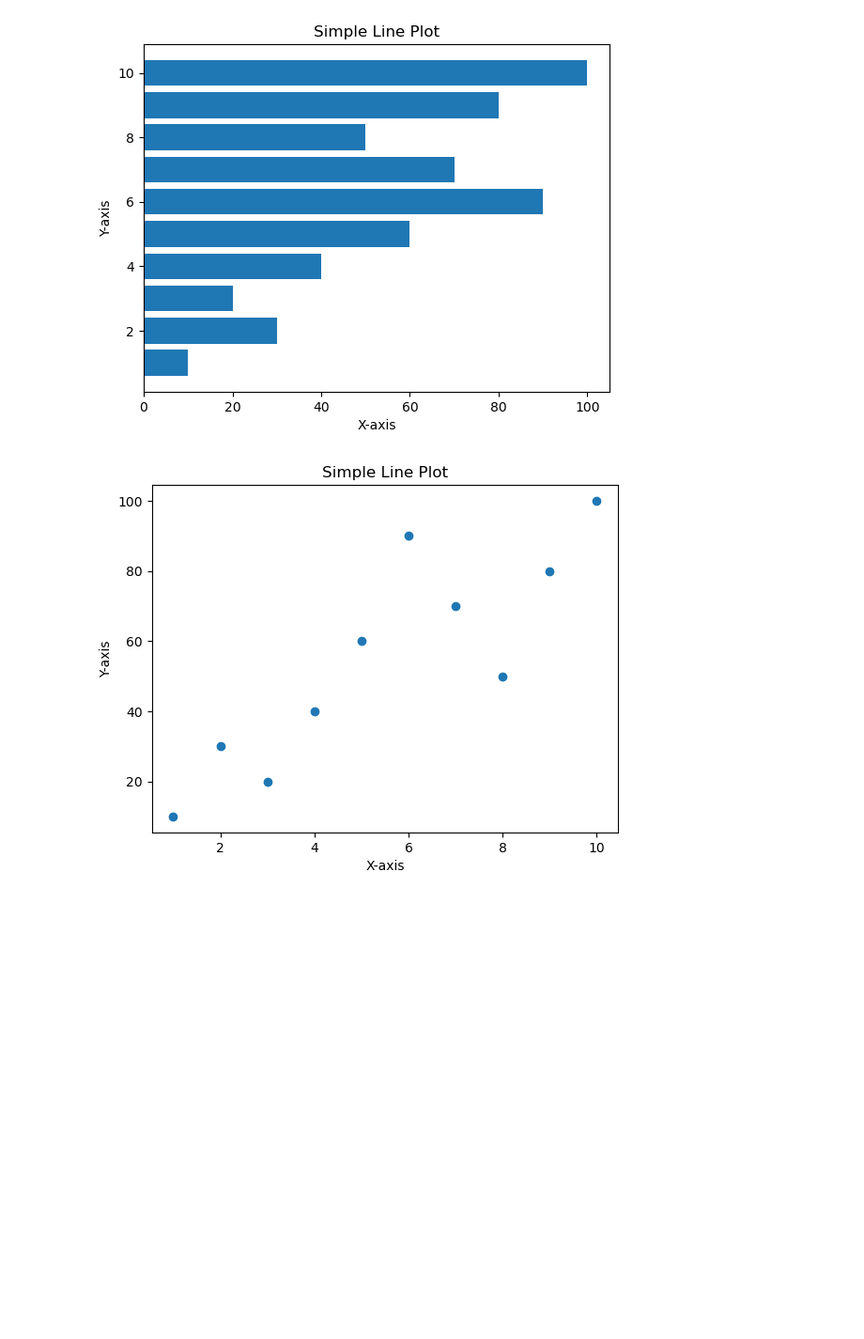
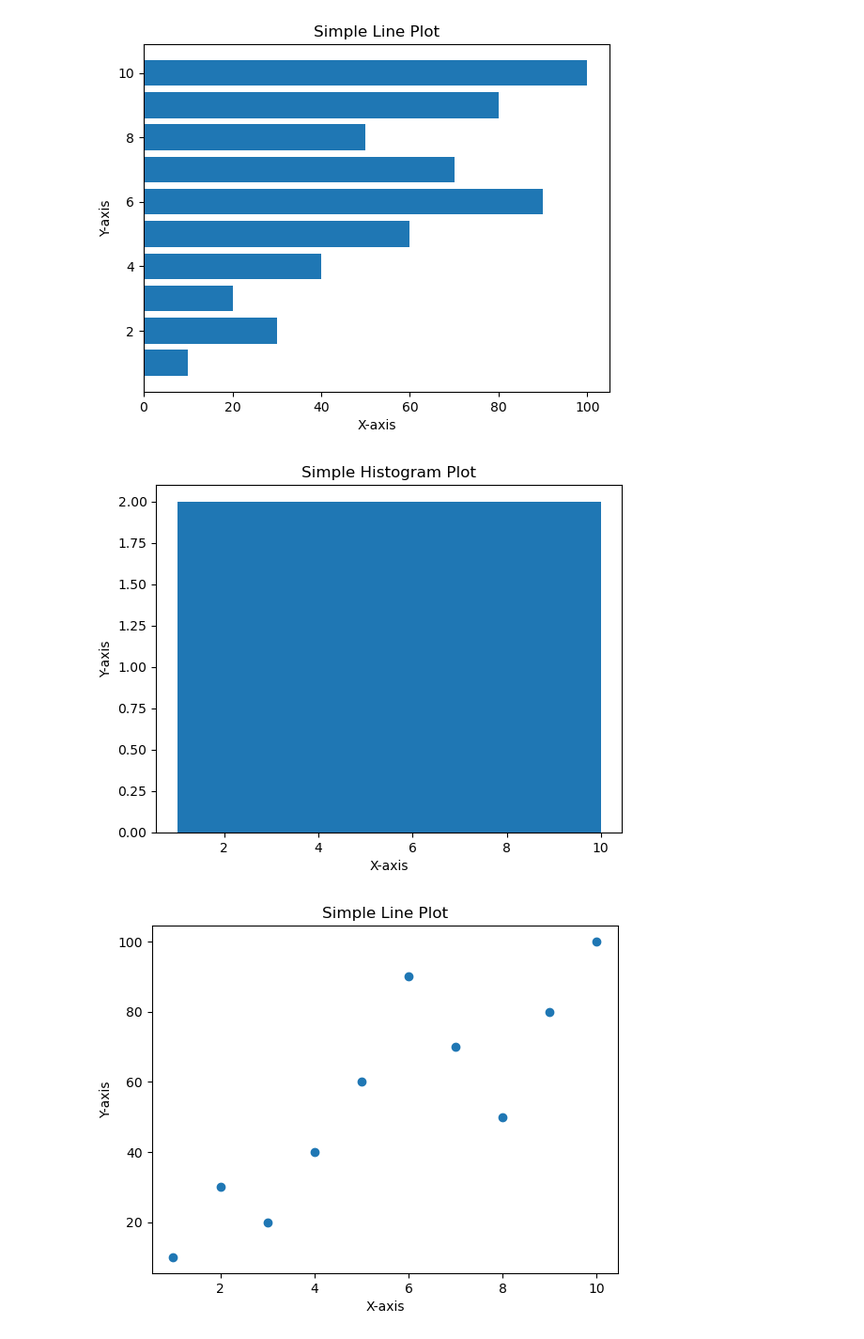
Before and after one commit to Dhanish-Raza/AIML-STUDY, a Jupyter notebook: visualization.ipynb, the cells around one changed output. Shown at 94% size. Saved outputs shown, nothing was run; the diff lists cells and outputs as text; code cells hidden in the pictures; blank space fills up the shorter version.

```diff
--- a/visualization.ipynb
+++ b/visualization.ipynb
@@ -49,6 +49,14 @@ plt.title('Simple Line Plot')
 plt.show()
 # %% [output]
 [figure]
+# %%
+plt.hist(a,bins=5)
+plt.xlabel('X-axis')
+plt.ylabel('Y-axis')
+plt.title('Simple Histogram Plot')
+plt.show()
+# %% [output]
+[figure, added]
 # %%
 plt.scatter(a,b)
 plt.xlabel('X-axis')
```
Also changed, not shown: parts of 2 cells of this notebook, 3 other files.
